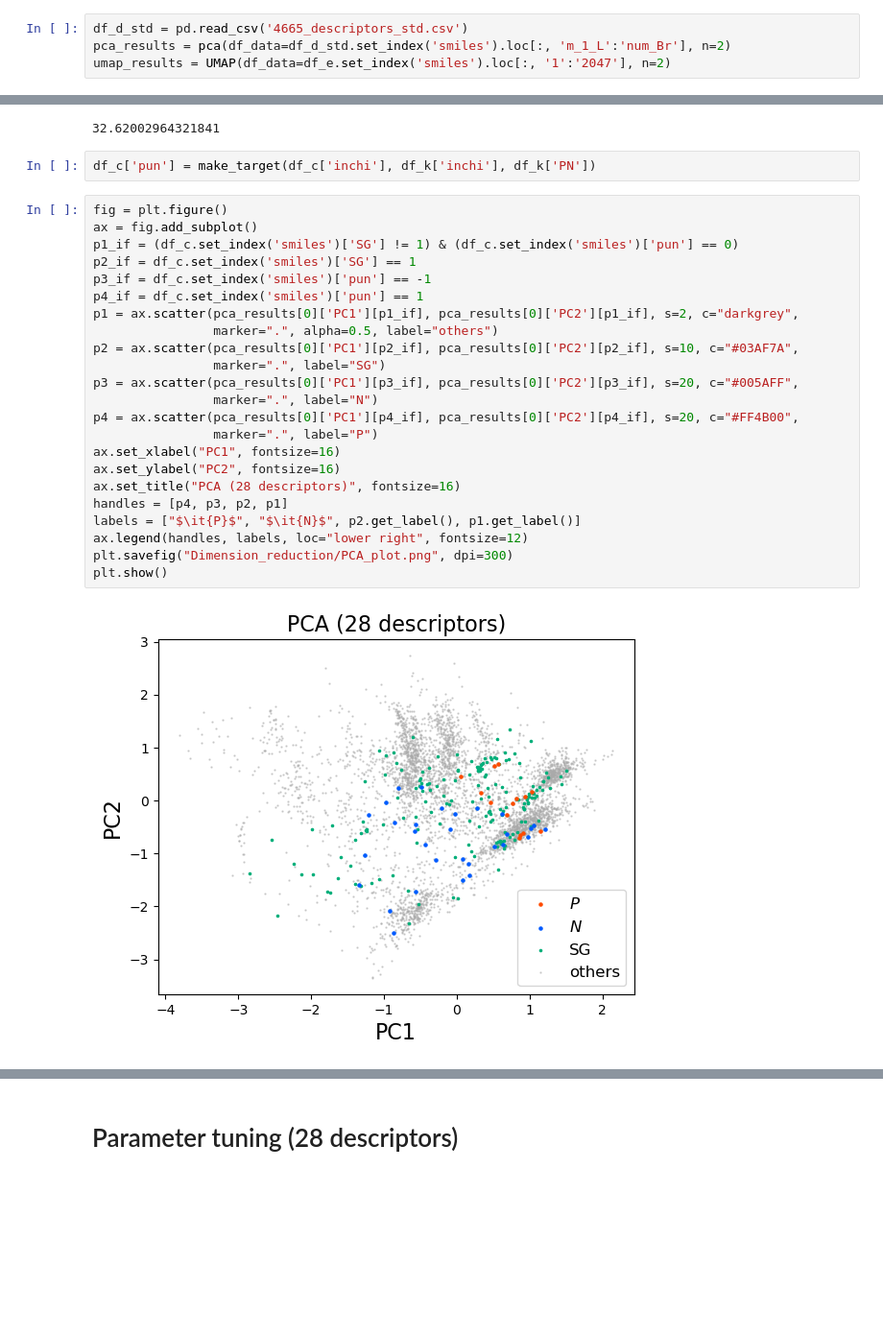
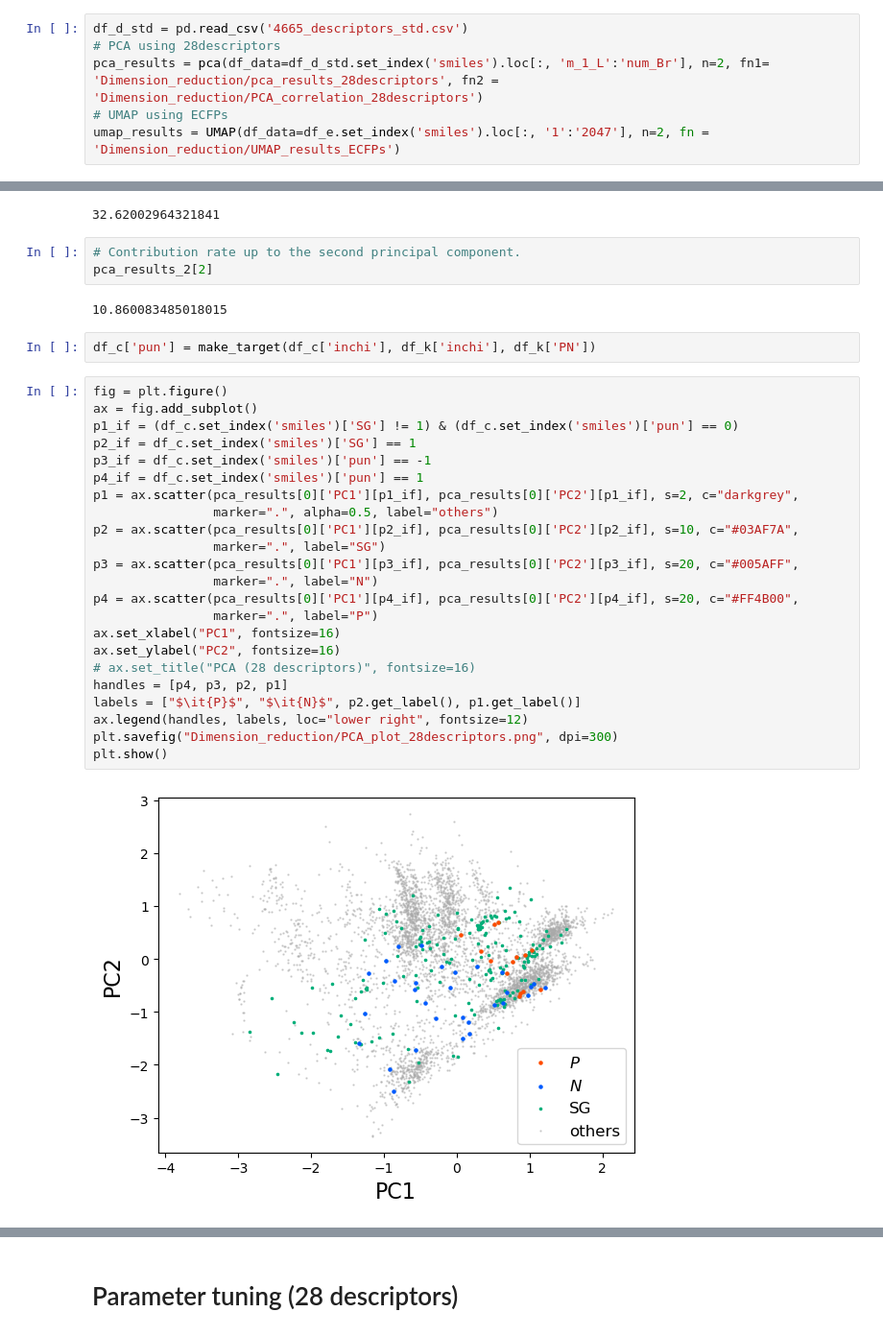
Before and after one commit to poclab-web/pulearn_phenol, a Jupyter notebook: PU_learning/output.ipynb, the cells around one changed output, grey strips where cells are left out. Shown: that part at 96% size. Cells and saved outputs as stored; diff of their text form; blank space fills up the shorter version.

```diff
--- a/PU_learning/output.ipynb
+++ b/PU_learning/output.ipynb
@@ -58,5 +58,7 @@ def make_target_PN(inchi_se, inchi_se_2, pn_se):
 os.makedirs('Dimension_reduction', exist_ok=True)
 # %%
 df_d_std = pd.read_csv('4665_descriptors_std.csv')
-pca_results = pca(df_data=df_d_std.set_index('smiles').loc[:, 'm_1_L':'num_Br'], n=2)
-umap_results = UMAP(df_data=df_e.set_index('smiles').loc[:, '1':'2047'], n=2)
+# PCA using 28descriptors
+pca_results = pca(df_data=df_d_std.set_index('smiles').loc[:, 'm_1_L':'num_Br'], n=2, fn1= 'Dimension_reduction/pca_results_28descriptors', fn2 = 'Dimension_reduction/PCA_correlation_28descriptors')
+# UMAP using ECFPs
+umap_results = UMAP(df_data=df_e.set_index('smiles').loc[:, '1':'2047'], n=2, fn = 'Dimension_reduction/UMAP_results_ECFPs')
@@ -65,33 +72,38 @@ umap_results = UMAP(df_data=df_e.set_index('smiles').loc[:, '1':'2047'], n=2)
 pca_results[2]
 # %% [output]
 32.62002964321841
+# %%
+# Contribution rate up to the second principal component.
+pca_results_2[2]
+# %% [output]
+10.860083485018015
 # %%
 df_c['pun'] = make_target(df_c['inchi'], df_k['inchi'], df_k['PN'])
 # %%
 fig = plt.figure()
 ax = fig.add_subplot()
 p1_if = (df_c.set_index('smiles')['SG'] != 1) & (df_c.set_index('smiles')['pun'] == 0)
 p2_if = df_c.set_index('smiles')['SG'] == 1
 p3_if = df_c.set_index('smiles')['pun'] == -1
 p4_if = df_c.set_index('smiles')['pun'] == 1
 p1 = ax.scatter(pca_results[0]['PC1'][p1_if], pca_results[0]['PC2'][p1_if], s=2, c="darkgrey",
                 marker=".", alpha=0.5, label="others")
 p2 = ax.scatter(pca_results[0]['PC1'][p2_if], pca_results[0]['PC2'][p2_if], s=10, c="#03AF7A",
                 marker=".", label="SG")
 p3 = ax.scatter(pca_results[0]['PC1'][p3_if], pca_results[0]['PC2'][p3_if], s=20, c="#005AFF",
                 marker=".", label="N")
 p4 = ax.scatter(pca_results[0]['PC1'][p4_if], pca_results[0]['PC2'][p4_if], s=20, c="#FF4B00",
                 marker=".", label="P")
 ax.set_xlabel("PC1", fontsize=16)
 ax.set_ylabel("PC2", fontsize=16)
-ax.set_title("PCA (28 descriptors)", fontsize=16)
+# ax.set_title("PCA (28 descriptors)", fontsize=16)
 handles = [p4, p3, p2, p1]
 labels = ["$\it{P}$", "$\it{N}$", p2.get_label(), p1.get_label()]
 ax.legend(handles, labels, loc="lower right", fontsize=12)
-plt.savefig("Dimension_reduction/PCA_plot.png", dpi=300)
+plt.savefig("Dimension_reduction/PCA_plot_28descriptors.png", dpi=300)
 plt.show()
 # %% [output]
-[figure, old version]
+[figure, new version]
 # %%
 fig = plt.figure()
 ax = fig.add_subplot()
```
Also changed, not shown: parts of 25 cells of this notebook, 2 other files.
